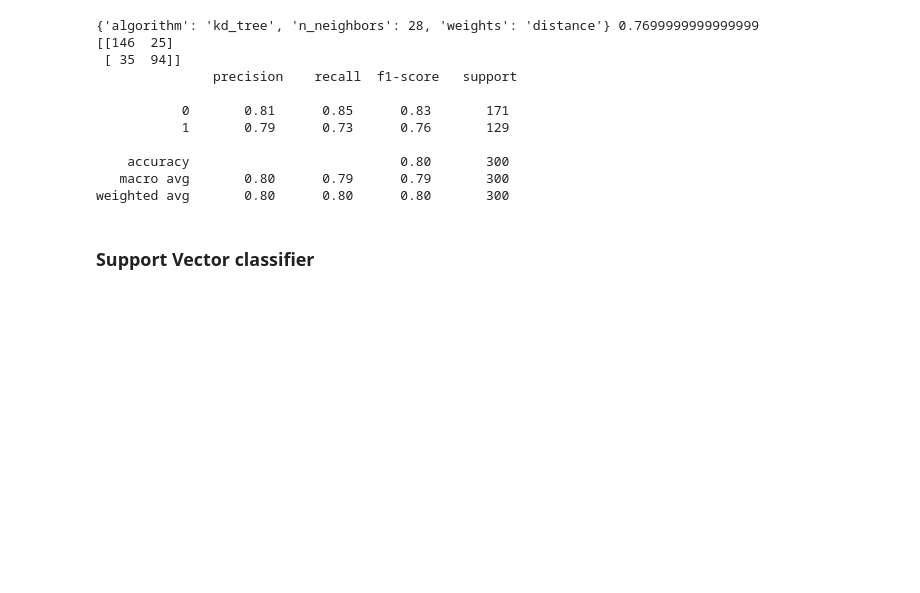
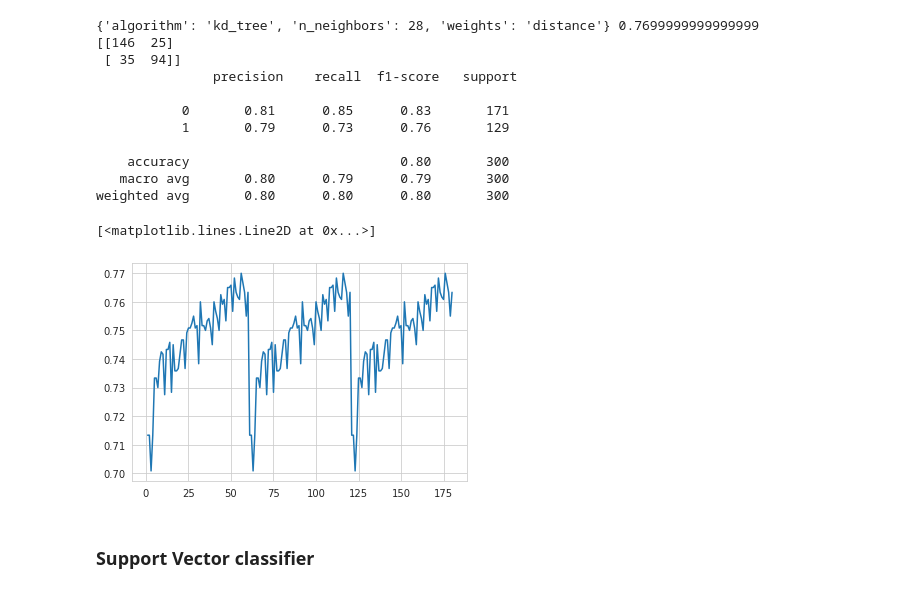
Before and after one commit to ab17254/ce802, a Jupyter notebook: CE802_P2_Notebook.ipynb, the cells around one changed output. Drawn from its saved outputs; the diff is of its cells as text; code cells hidden in the pictures; blank space fills up the shorter version.

```diff
--- a/CE802_P2_Notebook.ipynb
+++ b/CE802_P2_Notebook.ipynb
@@ -213,6 +218,11 @@ print(confusion_matrix(y_test, knn_cv_pred), '\n', classification_report(y_test,
     accuracy                           0.80       300
    macro avg       0.80      0.79      0.79       300
 weighted avg       0.80      0.80      0.80       300
+# %%
+plt.plot(np.arange(1,181), knn_cv.cv_results_['mean_test_score'])
+# %% [output]
+[<matplotlib.lines.Line2D at 0x...>]
+[figure, added]
 # %% [markdown]
 ### Support Vector classifier
 # %%
```
Also changed, not shown: parts of 2 cells of this notebook.
